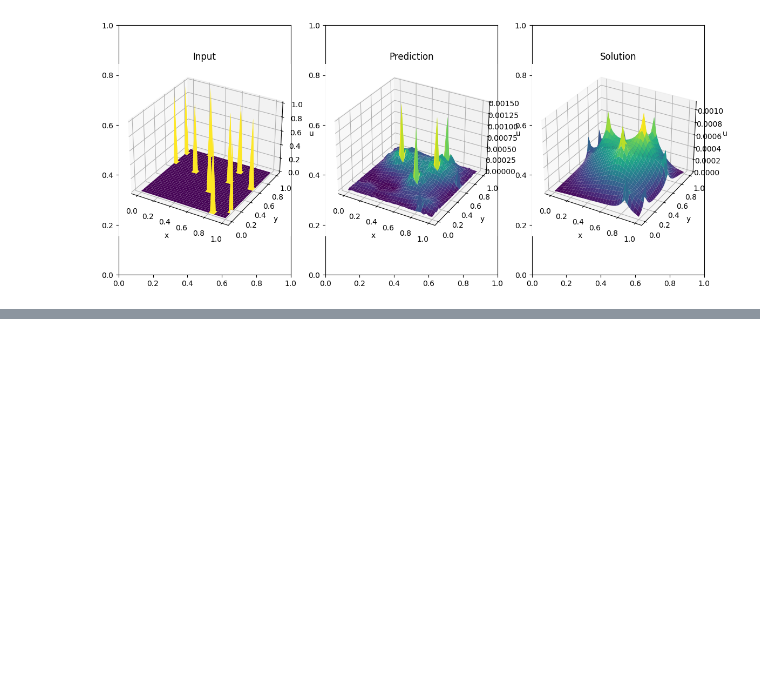
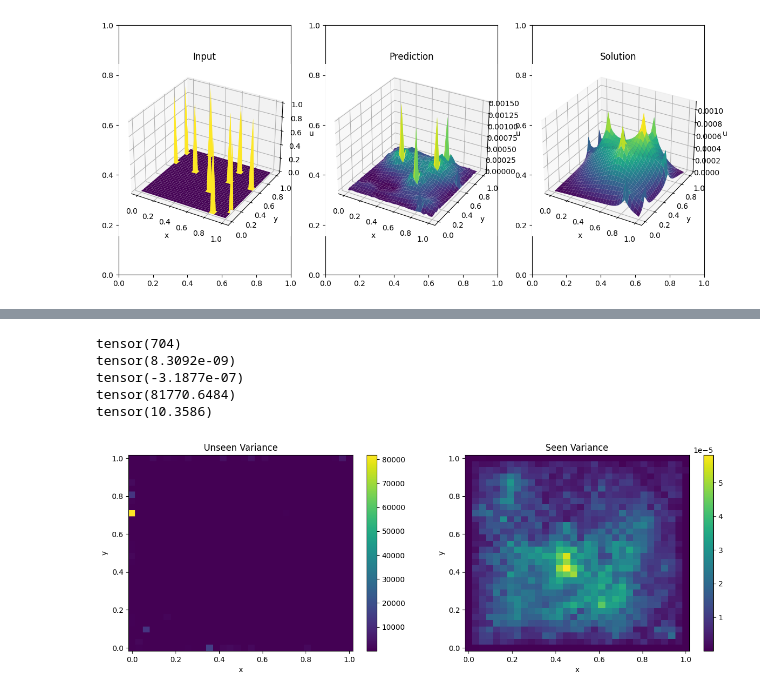
Before and after one commit to frasermartinx/MScProject, a Jupyter notebook: code/Ensemble-results.ipynb, the cells around one changed output, grey strips where cells are left out. Drawn from its saved outputs; the diff is of its cells as text; code cells hidden in the pictures; blank space fills up the shorter version.

```diff
--- a/code/Ensemble-results.ipynb
+++ b/code/Ensemble-results.ipynb
@@ -342,0 +344,32 @@ tensor(45.1172)
+# %%
+fig, axs = plt.subplots(nrows = 1, ncols = 2,gridspec_kw={'width_ratios': [1, 1]})
+fig.set_figwidth(15)
+print(torch.argmax(rel_var_F[0,0,:,:]))
+idx = 704
+print(torch.flatten(var_F)[idx])
+print(torch.flatten(mu_F)[idx])
+print(torch.flatten(var_F)[idx] / torch.flatten(mu_F)[idx]**2)
+print(torch.mean(torch.flatten(rel_var_F)[-idx]))
+
+#prediction
+fig1 = axs[0].pcolormesh(X,Y,rel_var_F[0,0,:,:].cpu().detach().numpy())
+fig.colorbar(fig1)
+axs[0].set_title("Unseen Variance")
+axs[0].set_xlabel("x")
+axs[0].set_ylabel("y")
+
+
+#actual
+fig2 = axs[1].pcolormesh(X,Y,var_test[0,0,:,:].cpu().detach().numpy())
+fig.colorbar(fig2)
+axs[1].set_title("Seen Variance")
+axs[1].set_xlabel("x")
+axs[1].set_ylabel("y")
+plt.show()
+# %% [output]
+tensor(704)
+tensor(8.3092e-09)
+tensor(-3.1877e-07)
+tensor(81770.6484)
+tensor(10.3586)
+[figure, added]
```
Also changed, not shown: parts of 4 cells of this notebook, 1 other file.
